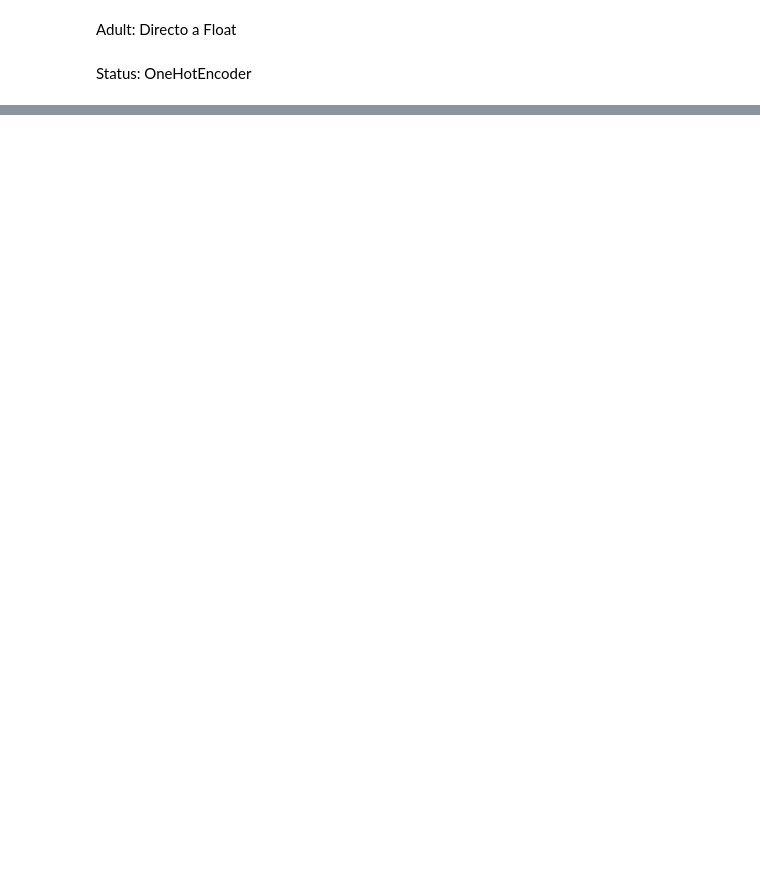
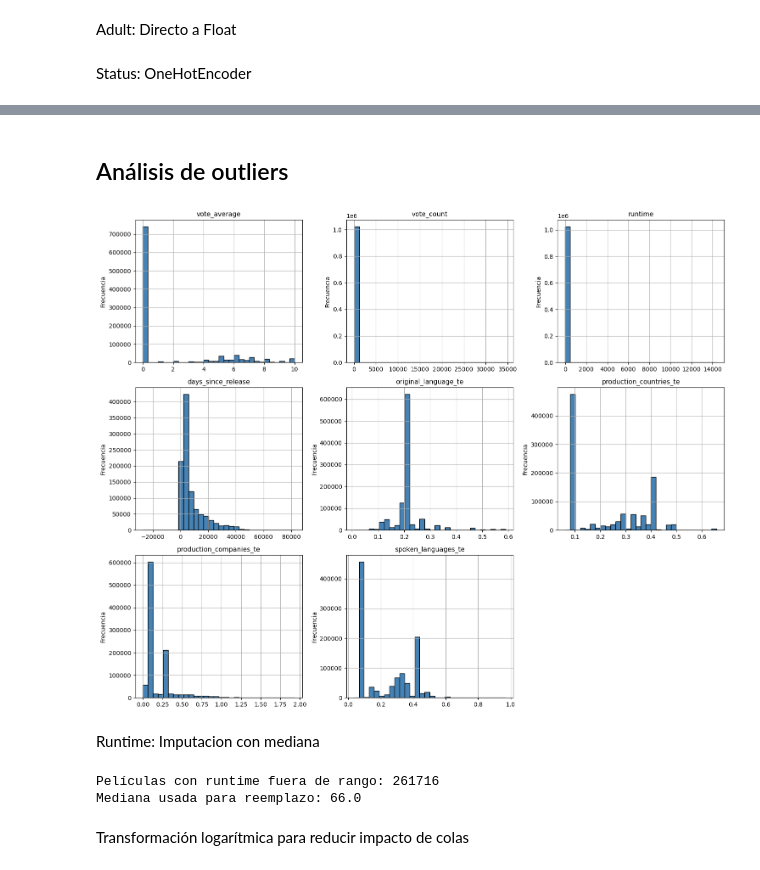
Before and after one commit to jbrazonath/TP_AndD, a Jupyter notebook: TrabajoPráctico copy.ipynb, the cells around one changed output, grey strips where cells are left out. Cells and saved outputs as stored; diff of their text form; code cells hidden in the pictures; blank space fills up the shorter version.

```diff
--- a/TrabajoPráctico copy.ipynb
+++ b/TrabajoPráctico copy.ipynb
@@ -451,8 +401,0 @@ Runtime: Imputacion con mediana
-# %%
-runtime_median = X_train['runtime'].median()
-outliers_runtime_test = analizar_outliers_iqr(X_test, "runtime", show_results=False)
-
-X_train.loc[outliers_runtime_train.index, 'runtime'] = runtime_median
-X_test.loc[outliers_runtime_test.index, 'runtime'] = runtime_median
-
-analizar_outliers_iqr(X_train, "runtime")
@@ -465,3 +406,14 @@ Outliers detectados: 1850 (0.18%)
+# %%
+# Fecha publicacion dataset
+
+ds_publication_date = pd.to_datetime('2025-09-05')
+
+# Calcular días transcurridos desde el release
+X_train["days_since_release"] = (ds_publication_date - X_train["release_date"]).dt.days
+X_test["days_since_release"] = (ds_publication_date - X_test["release_date"]).dt.days
+
+X_train = X_train.drop(columns=["release_date"], errors='ignore')
+X_test = X_test.drop(columns=["release_date"], errors='ignore')
 # %% [markdown]
 ## Codificacion de categóricas
 # %% [markdown]
@@ -511,0 +561,60 @@ KeyError: "None of [Index(['status'], dtype='object')] are in the [columns]"
+# %% [markdown]
+## Análisis de outliers
+# %%
+# Lista de columnas numéricas
+num_cols = [
+    'vote_average', 'vote_count', 'runtime', 'days_since_release',
+    'original_language_te', 'production_countries_te',
+    'production_companies_te', 'spoken_languages_te'
+]
+
+# Configurar los subplots
+n_cols = 3
+n_rows = (len(num_cols) + n_cols - 1) // n_cols  # calcula filas necesarias
+
+fig, axes = plt.subplots(n_rows, n_cols, figsize=(15, 4 * n_rows))
+axes = axes.flatten()  # para iterar fácilmente
+
+# Crear histogramas
+for i, col in enumerate(num_cols):
+    ax = axes[i]
+    X_train[col].hist(ax=ax, bins=30, color='steelblue', edgecolor='black')
+    ax.set_title(col, fontsize=11)
+    ax.set_xlabel("")
+    ax.set_ylabel("Frecuencia")
+
+# Si sobran ejes vacíos, los ocultamos
+for j in range(i + 1, len(axes)):
+    fig.delaxes(axes[j])
+
+plt.tight_layout()
+plt.show()
+# %% [output]
+[figure, added]
+# %% [markdown]
+Runtime: Imputacion con mediana
+# %%
+# No deben existir películas con 0 o 1 minuto ni mayores a 5 horas (300 min)
+min_runtime = 30     # películas menores a esto no se consideran "largometrajes"
+max_runtime = 300    # 5 horas es un límite razonable
+
+# Detectar cuántas películas están fuera del rango
+anomalos = ((X_train['runtime'] < min_runtime) | (X_train['runtime'] > max_runtime)).sum()
+print(f"\nPelículas con runtime fuera de rango: {anomalos}")
+
+# Calcular mediana válida del rango lógico
+mediana_runtime = X_train.loc[
+    (X_train['runtime'] >= min_runtime) & (X_train['runtime'] <= max_runtime),
+    'runtime'
+].median()
+
+# Reemplazar valores anómalos por la mediana calculada
+for X in (X_train, X_test):
+    X.loc[(X['runtime'] < min_runtime) | (X['runtime'] > max_runtime), 'runtime'] = mediana_runtime
+
+print(f"Mediana usada para reemplazo: {mediana_runtime}")
+# %% [output]
+Películas con runtime fuera de rango: 261716
+Mediana usada para reemplazo: 66.0
+# %% [markdown]
+Transformación logarítmica para reducir impacto de colas
```
Also changed, not shown: parts of 39 cells of this notebook.
